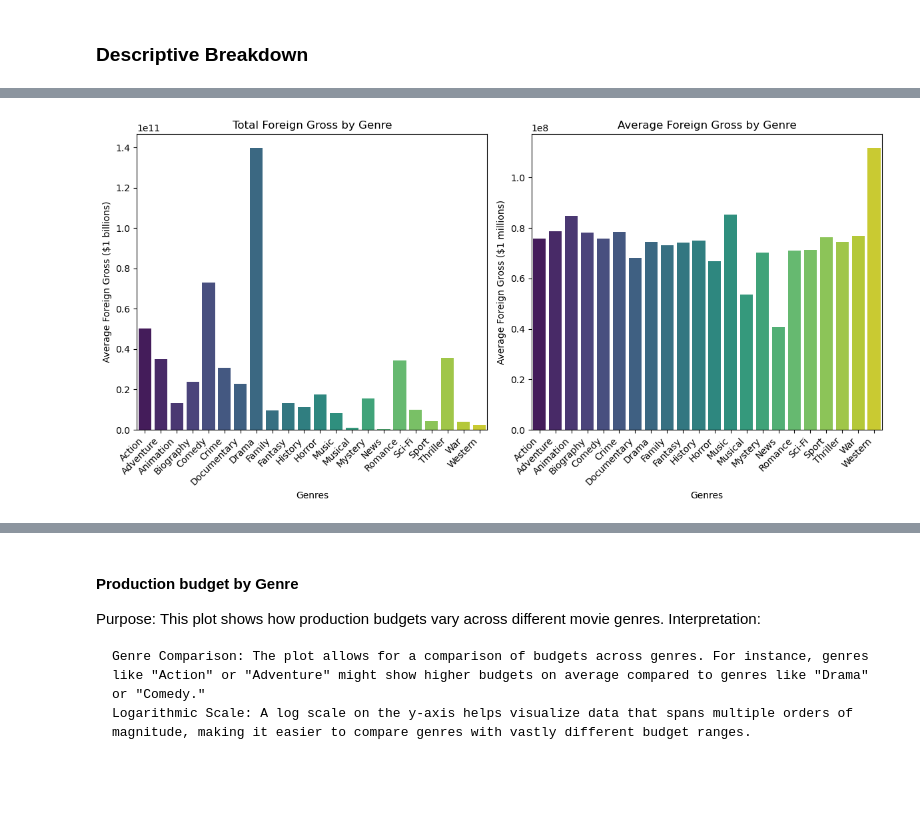
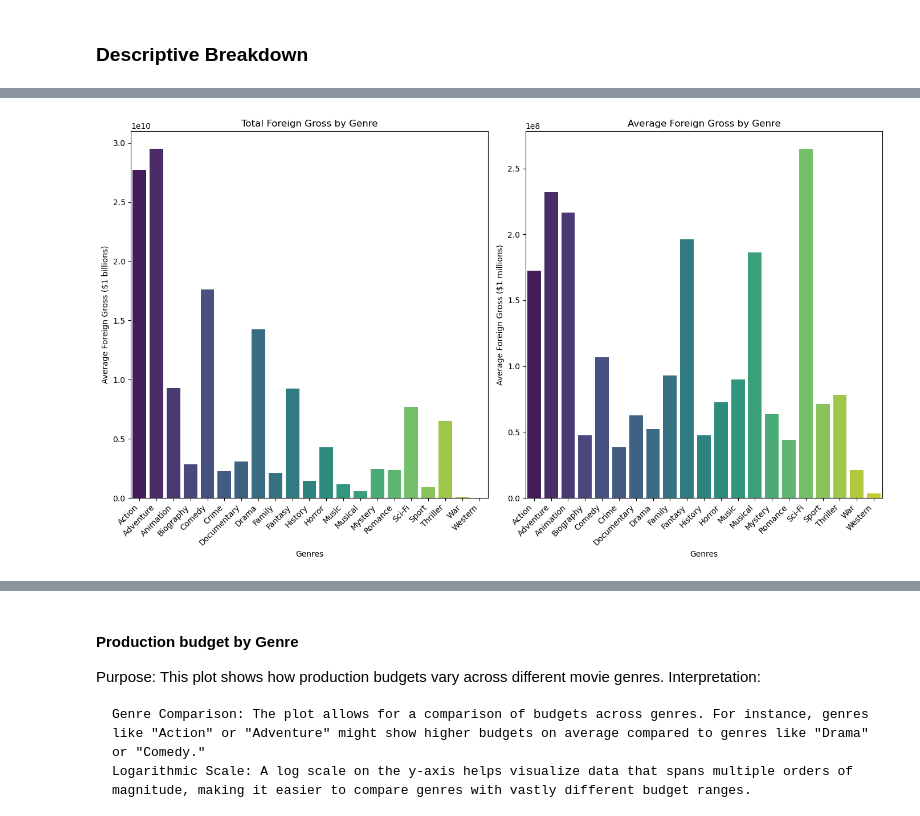
Before and after one commit to omendez930/dsc-project2-movie-studio, a Jupyter notebook: index.ipynb, the cells around one changed output, grey strips where cells are left out. Saved outputs shown, nothing was run; the diff lists cells and outputs as text; code cells hidden in the pictures; blank space fills up the shorter version.

```diff
--- a/index.ipynb
+++ b/index.ipynb
@@ -85,7 +145,8 @@ pysqldf = lambda q: sqldf(q, globals())
 # %%
 #test query
 query1 = """SELECT * FROM movie_basics_df
-            WHERE start_year > 2015"""
+            WHERE start_year > 2015
+            ORDER BY start_year ASC"""
 result1 = pysqldf(query1)
 # print(result1)
 result1
@@ -105,0 +183,2 @@ result1
+# %%
+result1.dropna(inplace=True)
@@ -237,7 +450,7 @@ numbers_df.columns = numbers_df.columns.str.strip()
 # %%
 # Merge the dataframes on the movie title
 # First, merge the first two DataFrames on the title
-df_merged = pd.merge(bom_gross_data, movie_basics_df, left_on='title', right_on='primary_title', how='left')
+df_merged = pd.merge(bom_gross_data, result1, left_on='title', right_on='primary_title', how='left')
 
 df_merged
 # %% [output]
@@ -278,10 +490,0 @@ memory usage: 356.5+ KB
-# %%
-# Convert gross columns to numeric, coercing errors to NaN
-df_merged['domestic_gross'] = pd.to_numeric(bom_gross_data['domestic_gross'], errors='coerce')
-df_merged['foreign_gross'] = pd.to_numeric(bom_gross_data['foreign_gross'], errors='coerce')
-
-# Fill missing values with the mean
-df_merged['domestic_gross'].fillna(df_merged['domestic_gross'].mean(), inplace=True)
-df_merged['foreign_gross'].fillna(df_merged['foreign_gross'].mean(), inplace=True)
-
-df_merged
@@ -564,26 +781,27 @@ plt.show()
 # %%
 # Bar plot for average domestic and foreign gross by genre
-plt.figure(figsize=(12, 6))
+plt.figure(figsize=(14, 8))
 
 # Plot average domestic gross
+
 plt.subplot(1, 2, 1)
 sns.barplot(data=gross_by_genre, x='genres', y='total_foreign_gross', palette='viridis')
 plt.title('Total Foreign Gross by Genre')
 plt.xlabel('Genres')
 plt.ylabel('Average Foreign Gross ($1 billions)')
 plt.xticks(rotation=45, ha='right')
 
 
 # Plot average foreign gross
 plt.subplot(1, 2, 2)
 sns.barplot(data=gross_by_genre, x='genres', y='average_foreign_gross', palette='viridis')
 plt.title('Average Foreign Gross by Genre')
 plt.xlabel('Genres')
 plt.ylabel('Average Foreign Gross ($1 millions)')
 plt.xticks(rotation=45, ha='right')
 
 plt.tight_layout()
 plt.savefig('Total_foreign_and_average_gross_by_genre')
 plt.show()
 # %% [output]
-[figure, old version]
+[figure, new version]
```
Also changed, not shown: parts of 96 cells of this notebook, 31 other files.
